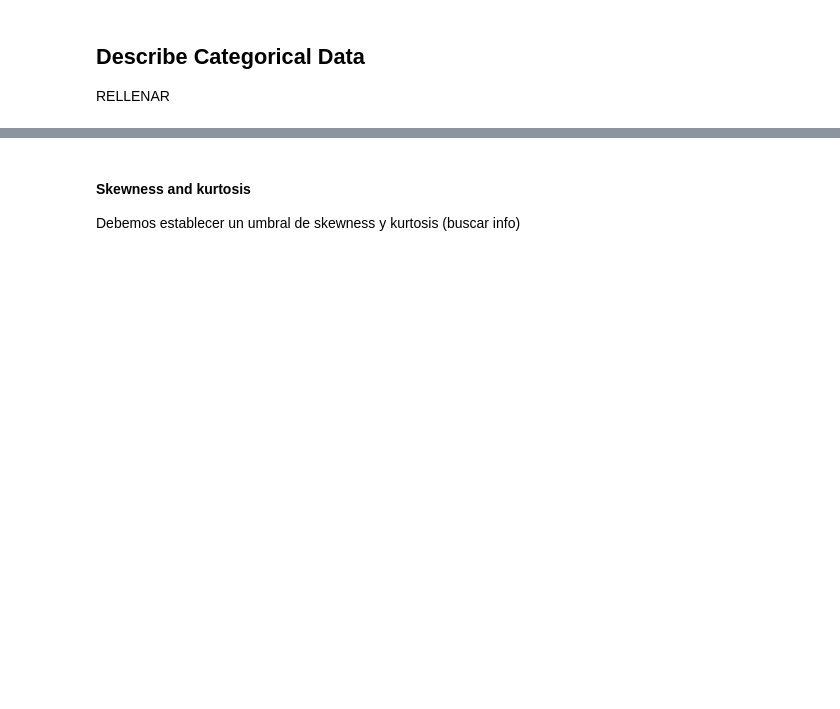
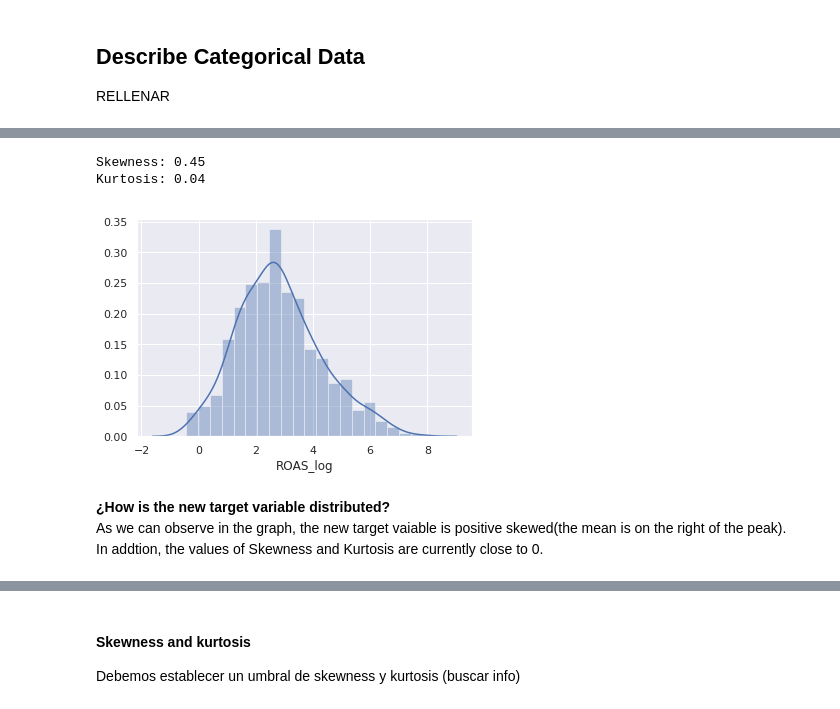
Before and after one commit to trimiguel/tfm, a Jupyter notebook: shopping/notebook/ALGORITHM_top_50_references.ipynb, the cells around one changed output, grey strips where cells are left out. Drawn from its saved outputs; the diff is of its cells as text; code cells hidden in the pictures; blank space fills up the shorter version.

```diff
--- a/shopping/notebook/ALGORITHM_top_50_references.ipynb
+++ b/shopping/notebook/ALGORITHM_top_50_references.ipynb
@@ -116,22 +103,0 @@ sns.set()
-# %%
-# Pandas and numpy for data manipulation
-import pandas as pd
-import numpy as np
-np.random.seed(42)
-
-
-# Matplotlib and seaborn for plotting
-import matplotlib.pyplot as plt
-%matplotlib inline
-
-import matplotlib
-matplotlib.rcParams['font.size'] = 16
-matplotlib.rcParams['figure.figsize'] = (9, 9)
-
-import seaborn as sns
-
-from IPython.core.pylabtools import figsize
-
-# Scipy helper functions
-from scipy.stats import percentileofscore
-from scipy import stats
@@ -377,2 +378,0 @@ Therfore we make a log transformation, the resulting distribution looks much bet
-# %%
-df["ROAS_log"] = np.log(y)
@@ -405,0 +404,24 @@ SI NO HICIESEMOS ONE HOT ENCODING ANTES PODRÍAMOS HACER AQUI LA TRANSFORMACION
+# %%
+#create log target feature
+df['ROAS_log'] = np.log(df['ROAS'])
+
+#drop previous target from dataframe
+df.drop('ROAS', axis= 1, inplace=True)
+
+#set as new target
+y = df['ROAS_log']
+
+#target distribution
+sns.distplot(y);
+
+#skewness and kurtosis
+print('Skewness: {}'.format(round(y.skew(),2)))
+print('Kurtosis: {}'.format(round(y.kurt(),2)))
+# %% [output]
+Skewness: 0.45
+Kurtosis: 0.04
+[figure, added]
+# %% [markdown]
+**¿How is the new target variable distributed?**
+<br>As we can observe in the graph, the new target vaiable is positive skewed(the mean is on the right of the peak).
+<br>In addtion, the values of Skewness and Kurtosis are currently close to 0.
```
Also changed, not shown: parts of 74 cells of this notebook, 3 other files.
